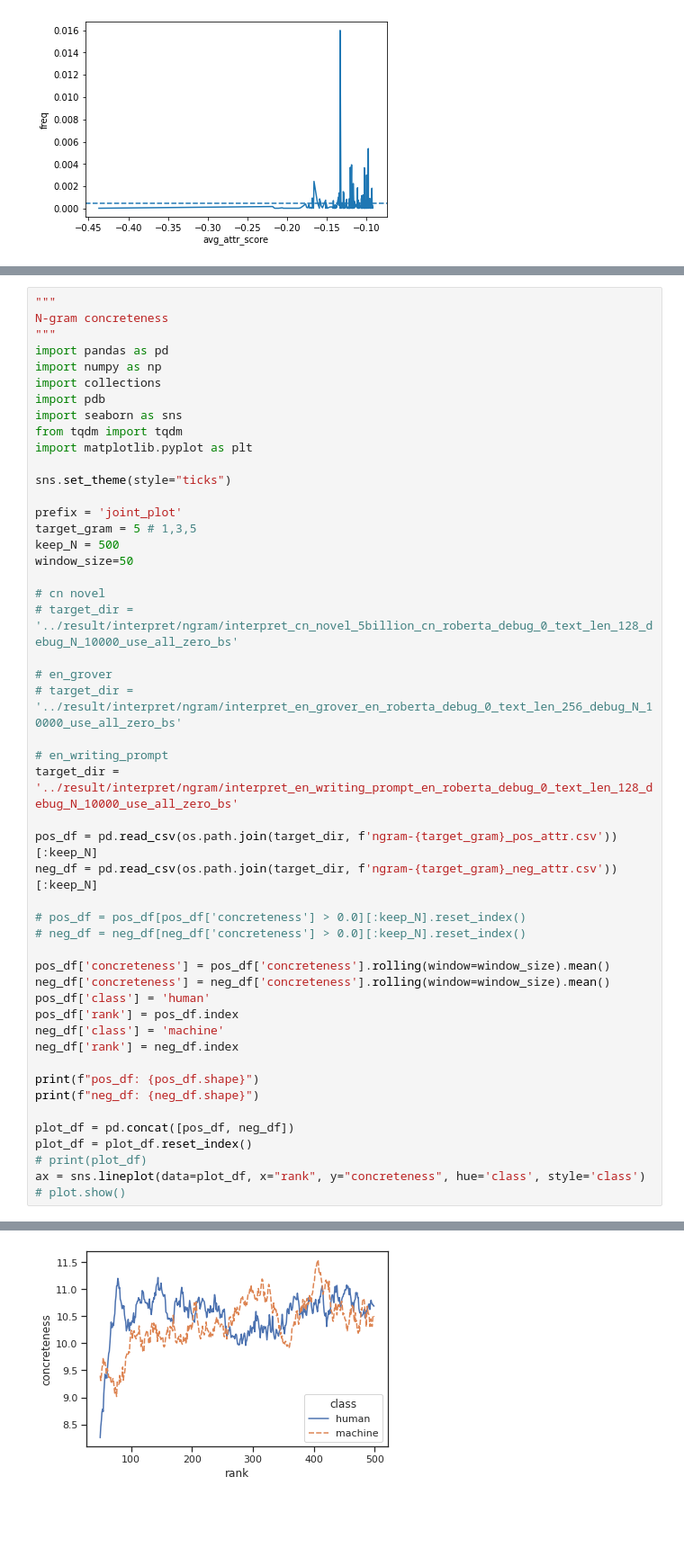
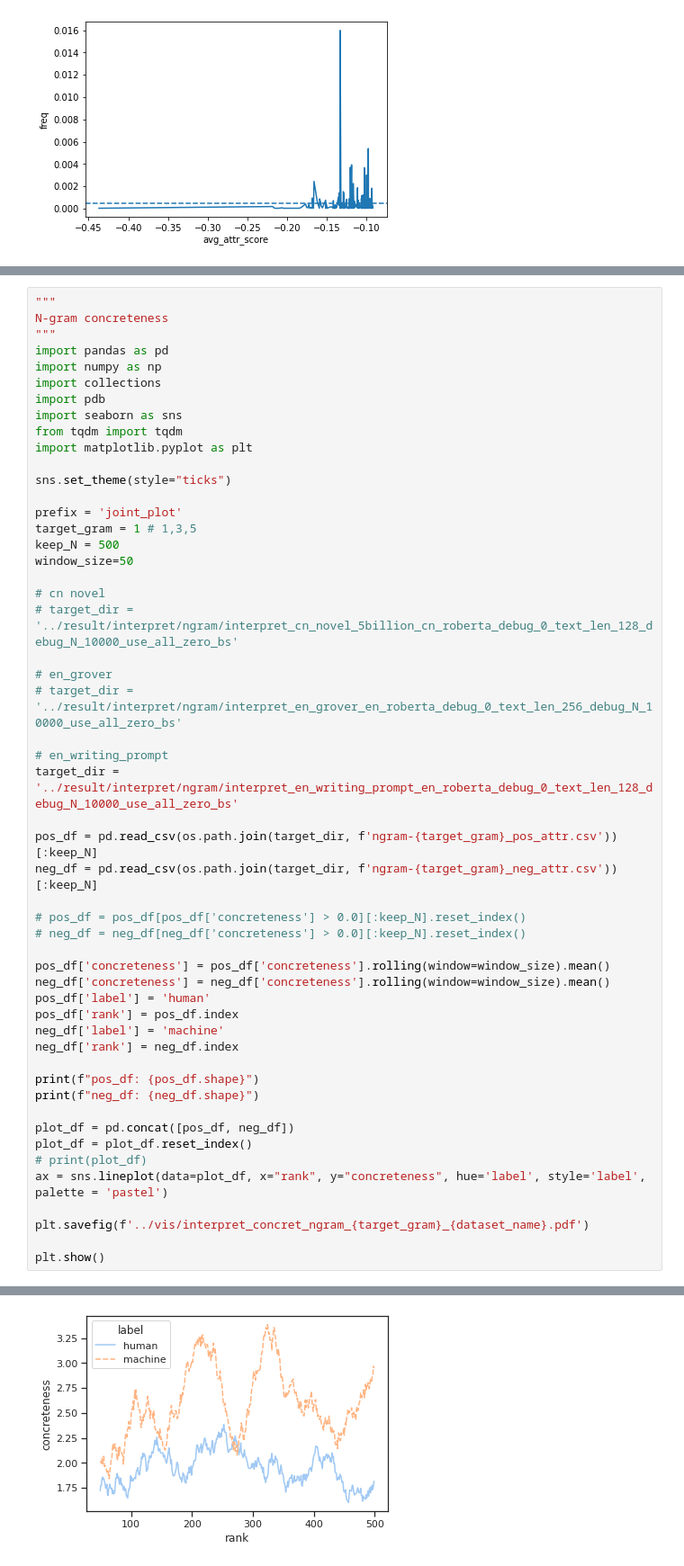
Before and after one commit to iamlxb3/UMAMGT, a Jupyter notebook: vis_backup/vis_interpret.ipynb, the cells around one changed output, grey strips where cells are left out. Shown at 90% size. Saved outputs shown, nothing was run; the diff lists cells and outputs as text; blank space fills up the shorter version.

```diff
--- a/vis_backup/vis_interpret.ipynb
+++ b/vis_backup/vis_interpret.ipynb
@@ -414,41 +422,44 @@ import matplotlib.pyplot as plt
 sns.set_theme(style="ticks")
 
 prefix = 'joint_plot'
-target_gram = 5 # 1,3,5
+target_gram = 1 # 1,3,5
 keep_N = 500
 window_size=50
 
 # cn novel
 # target_dir = '../result/interpret/ngram/interpret_cn_novel_5billion_cn_roberta_debug_0_text_len_128_debug_N_10000_use_all_zero_bs'
 
 # en_grover
 # target_dir = '../result/interpret/ngram/interpret_en_grover_en_roberta_debug_0_text_len_256_debug_N_10000_use_all_zero_bs'
 
 # en_writing_prompt
 target_dir = '../result/interpret/ngram/interpret_en_writing_prompt_en_roberta_debug_0_text_len_128_debug_N_10000_use_all_zero_bs'
 
 pos_df = pd.read_csv(os.path.join(target_dir, f'ngram-{target_gram}_pos_attr.csv'))[:keep_N]
 neg_df = pd.read_csv(os.path.join(target_dir, f'ngram-{target_gram}_neg_attr.csv'))[:keep_N]
 
 # pos_df = pos_df[pos_df['concreteness'] > 0.0][:keep_N].reset_index()
 # neg_df = neg_df[neg_df['concreteness'] > 0.0][:keep_N].reset_index()
 
 pos_df['concreteness'] = pos_df['concreteness'].rolling(window=window_size).mean()
 neg_df['concreteness'] = neg_df['concreteness'].rolling(window=window_size).mean()
-pos_df['class'] = 'human'
+pos_df['label'] = 'human'
 pos_df['rank'] = pos_df.index
-neg_df['class'] = 'machine'
+neg_df['label'] = 'machine'
 neg_df['rank'] = neg_df.index
 
 print(f"pos_df: {pos_df.shape}")
 print(f"neg_df: {neg_df.shape}")
 
 plot_df = pd.concat([pos_df, neg_df])
 plot_df = plot_df.reset_index()
 # print(plot_df)
-ax = sns.lineplot(data=plot_df, x="rank", y="concreteness", hue='class', style='class')
-# plot.show()
+ax = sns.lineplot(data=plot_df, x="rank", y="concreteness", hue='label', style='label', palette = 'pastel')
+
+plt.savefig(f'../vis/interpret_concret_ngram_{target_gram}_{dataset_name}.pdf')
+
+plt.show()
 # %% [output]
 pos_df: (500, 8)
 neg_df: (500, 8)
-[figure, old version]
+[figure, new version]
```
Also changed, not shown: parts of 2 cells of this notebook, 11 other files.
